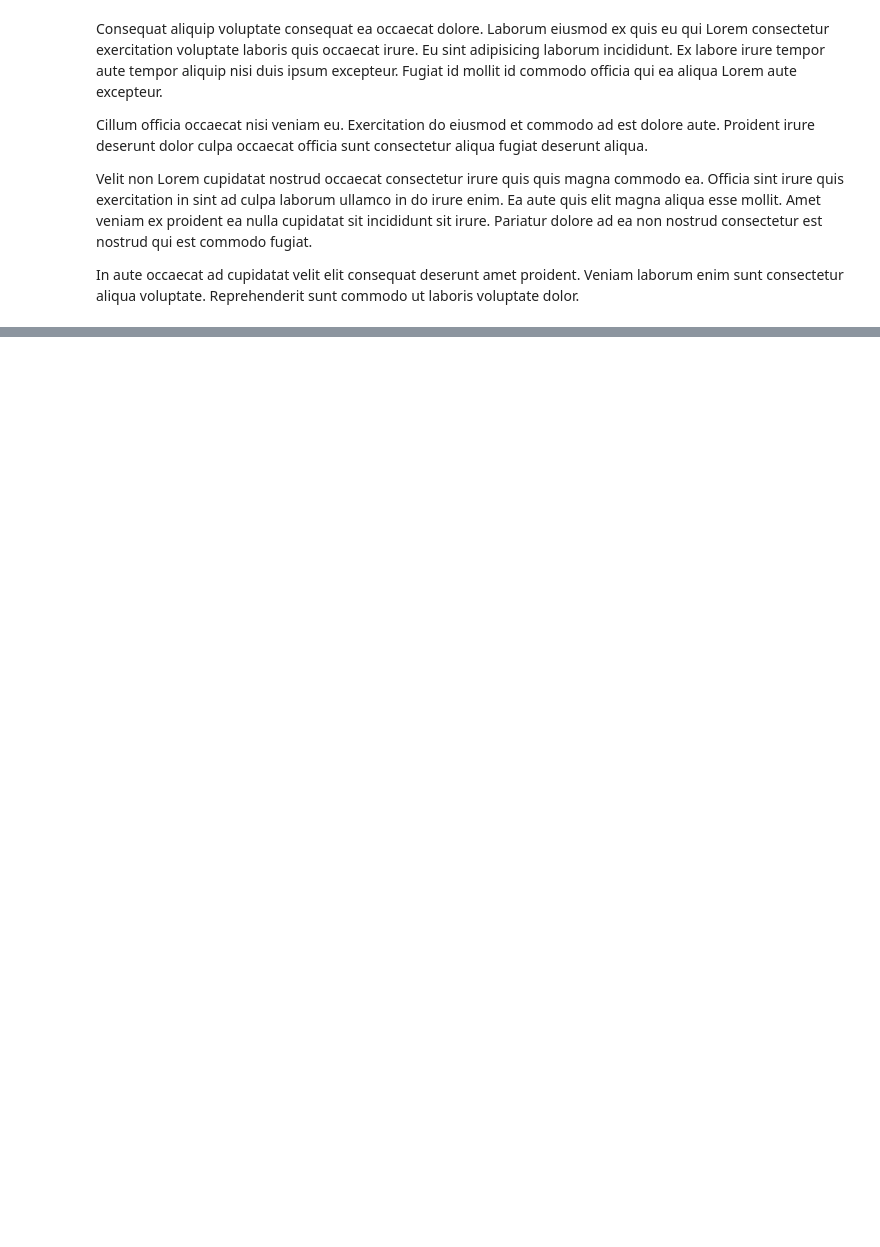
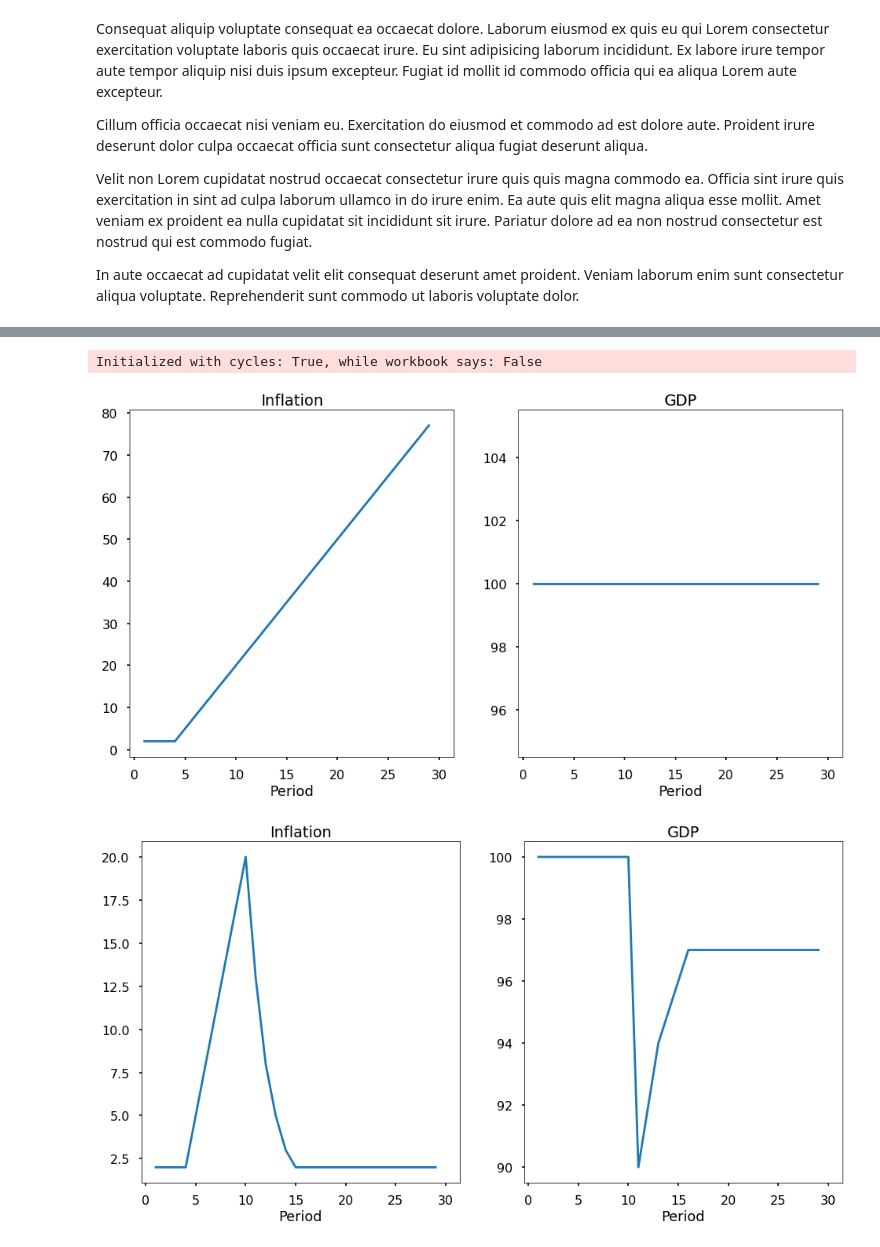
Before and after one commit to NevadaM/CORE-stuff, a Jupyter notebook: interactivepolicy.ipynb, the cells around one changed output, grey strips where cells are left out. Cells and saved outputs as stored; diff of their text form; code cells hidden in the pictures; blank space fills up the shorter version.

```diff
--- a/interactivepolicy.ipynb
+++ b/interactivepolicy.ipynb
@@ -30,7 +34,7 @@ def PlotStuff(exceloutput, after = False):
         axs[0].plot([exceloutput[i][0] for i in range(1, len(exceloutput)-1)], [exceloutput[i][3] for i in range(1, len(exceloutput)-1)])
         axs[1].plot([exceloutput[i][0] for i in range(1, len(exceloutput)-1)], [exceloutput[i][2] for i in range(1, len(exceloutput)-1)])
         axs[0].plot([exceloutput[-2][0], exceloutput[-1][0]], [exceloutput[-2][3], exceloutput[-1][3]], 'r')
-        axs[1].plot([exceloutput[-2][0], exceloutput[-1][0]], [exceloutput[-2][2], exceloutput[-1][3]], 'r')
+        axs[1].plot([exceloutput[-2][0], exceloutput[-1][0]], [exceloutput[-2][2], exceloutput[-1][2]], 'r')
     else:
         axs[0].plot([exceloutput[i][0] for i in range(1, len(exceloutput))], [exceloutput[i][3] for i in range(1, len(exceloutput))])
         axs[1].plot([exceloutput[i][0] for i in range(1, len(exceloutput))], [exceloutput[i][2] for i in range(1, len(exceloutput))])
@@ -145,0 +166,21 @@ In aute occaecat ad cupidatat velit elit consequat deserunt amet proident. Venia
+# %%
+excel = ExcelCompiler(filename=filename,cycles=True)
+excel.evaluate('simulator!G6')
+excel.set_value('simulator!G6', 1)
+excel.recalculate()
+no_change_policy = excel.evaluate('simulator!A1:H30')
+excel.set_value('simulator!G11:G30', [11, 9, 7, 6, 5, 4, 4, 4, 4, 4, 4, 4, 4, 4, 4, 4, 4, 4, 4, 4])
+excel.recalculate()
+timid_policy = excel.evaluate('simulator!A1:H30')
+excel.set_value('simulator!G6:G30', [5.5, 4.8, 4.4, 4.2, 4.1, 4, 4, 4, 4, 4, 4, 4, 4, 4, 4, 4, 4, 4, 4, 4, 4, 4, 4, 4, 4])
+excel.recalculate()
+optimal_policy = excel.evaluate('simulator!A1:H30')
+# %% [output]
+Initialized with cycles: True, while workbook says: False
+# %%
+PlotStuff(no_change_policy, after=False)
+PlotStuff(timid_policy, after=False)
+PlotStuff(optimal_policy, after=False)
+# %% [output]
+[figure, added]
+[figure, added]
```
Also changed, not shown: parts of 12 cells of this notebook, 1 other file.
